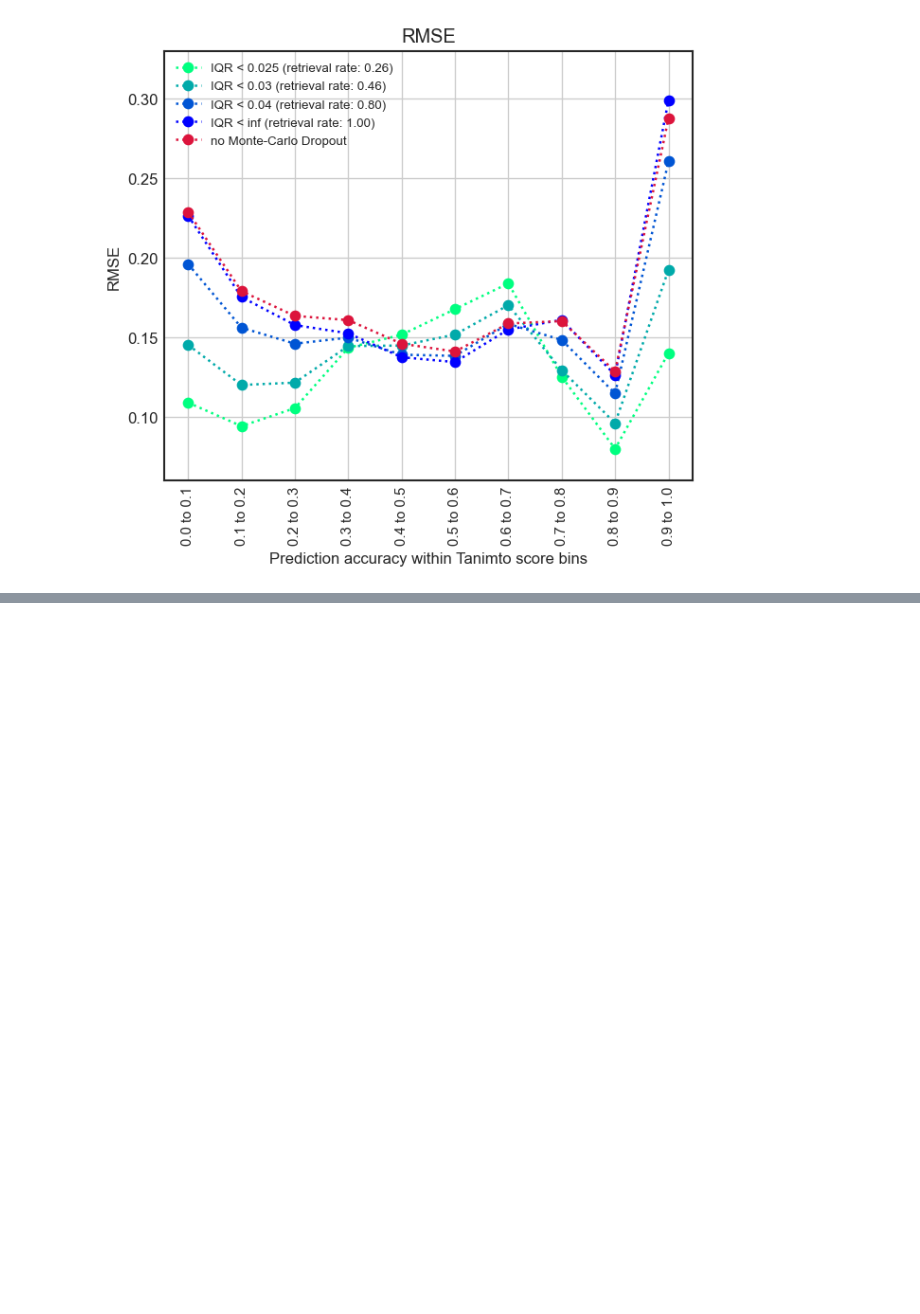
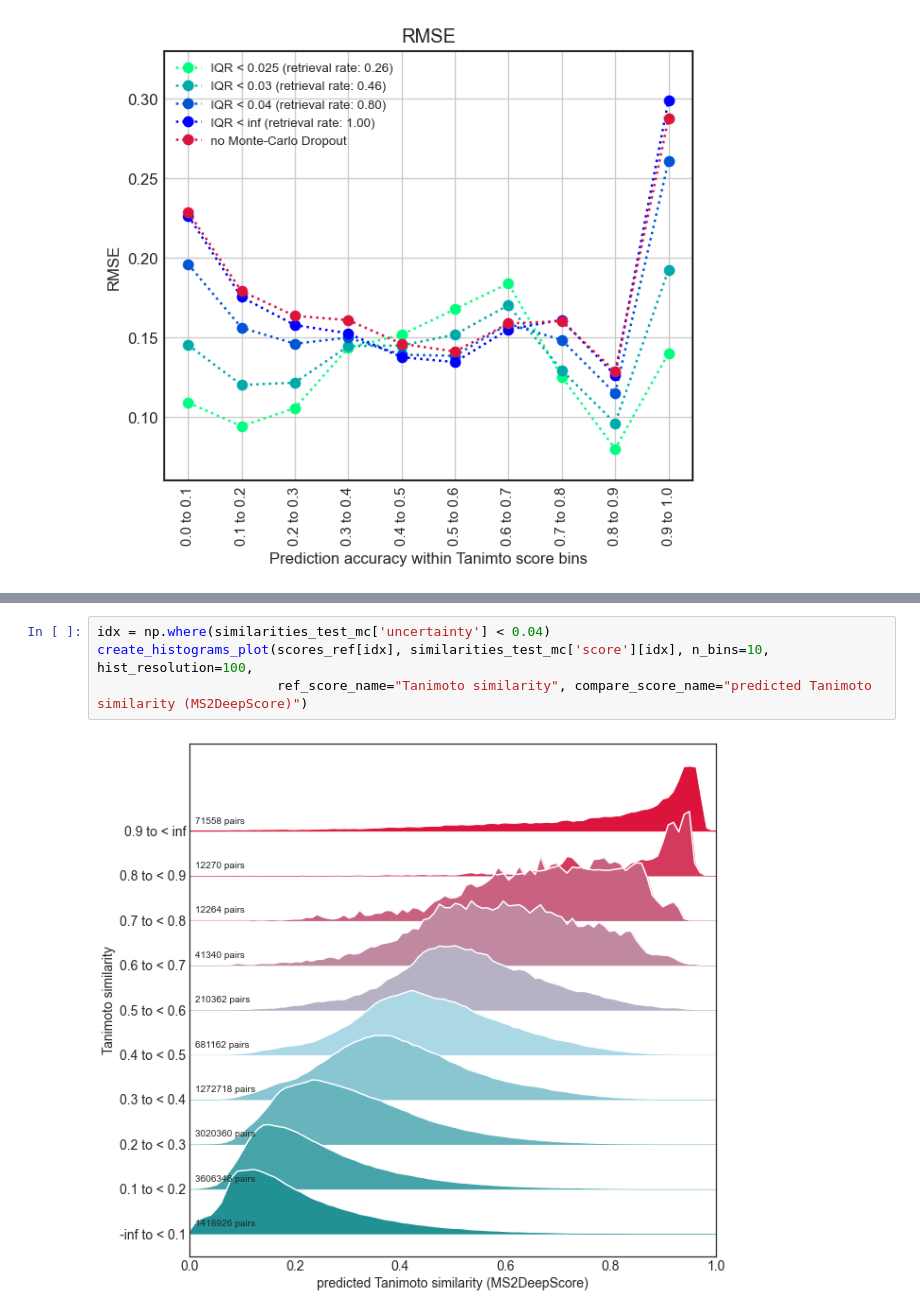
Before and after one commit to matchms/ms2deepscore, a Jupyter notebook: notebooks/MS2DeepScore_evaluate_model_on_testset.ipynb, the cells around one changed output, grey strips where cells are left out. Cells and saved outputs as stored; diff of their text form; blank space fills up the shorter version.

```diff
--- a/notebooks/MS2DeepScore_evaluate_model_on_testset.ipynb
+++ b/notebooks/MS2DeepScore_evaluate_model_on_testset.ipynb
@@ -763,0 +882,6 @@ plt.savefig("Monte_Carlo_dropout_medianIQR_20210326-191145_Test_10k_500_500_200.
+# %%
+idx = np.where(similarities_test_mc['uncertainty'] < 0.04)
+create_histograms_plot(scores_ref[idx], similarities_test_mc['score'][idx], n_bins=10, hist_resolution=100,
+                       ref_score_name="Tanimoto similarity", compare_score_name="predicted Tanimoto similarity (MS2DeepScore)")
+# %% [output]
+[figure, added]
```
Also changed, not shown: parts of 22 cells of this notebook.
